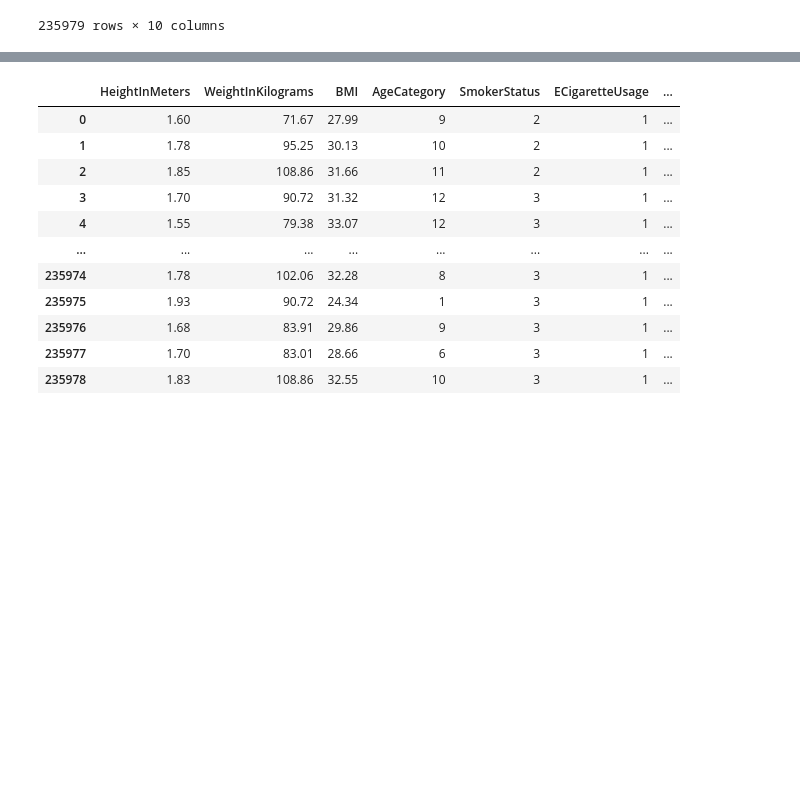
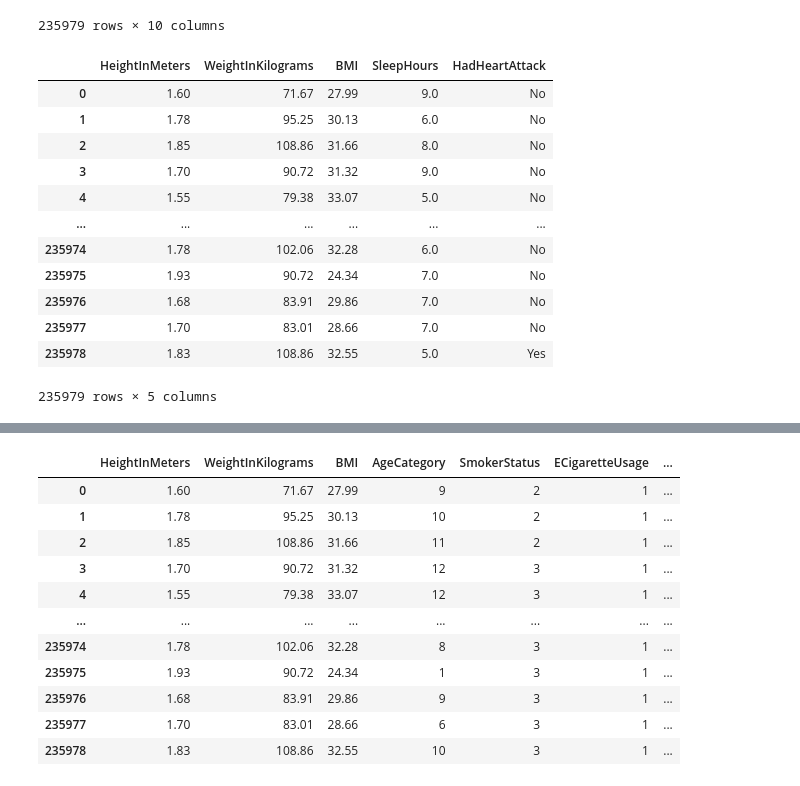
Before and after one commit to akhfadhil/streamlit-heart-attack, a Jupyter notebook: eda.ipynb, the cells around one changed output, grey strips where cells are left out. Saved outputs shown, nothing was run; the diff lists cells and outputs as text; code cells hidden in the pictures; blank space fills up the shorter version.

```diff
--- a/eda.ipynb
+++ b/eda.ipynb
@@ -213,5 +226,23 @@ bf
 | 235978 | 1.83 | 108.86 | 32.55 | Age 70 to 74 | Never smoked | Never | ... |
 235979 rows × 10 columns
 # %%
-bf = bf.sample(frac =.25)
-bf.to_csv('behavior_factor.csv')
+# bf = bf.sample(frac =.25)
+# bf.to_csv('behavior_factor.csv')
+# %%
+oh = pd.get_dummies(bf, columns = ['AgeCategory', 'SmokerStatus', 'ECigaretteUsage', 'AlcoholDrinkers', 'PhysicalActivities'])
+# %%
+oh
+# %% [output]
+|  | HeightInMeters | WeightInKilograms | BMI | SleepHours | HadHeartAttack |
+| 0 | 1.60 | 71.67 | 27.99 | 9.0 | No |
+| 1 | 1.78 | 95.25 | 30.13 | 6.0 | No |
+| 2 | 1.85 | 108.86 | 31.66 | 8.0 | No |
+| 3 | 1.70 | 90.72 | 31.32 | 9.0 | No |
+| 4 | 1.55 | 79.38 | 33.07 | 5.0 | No |
+| ... | ... | ... | ... | ... | ... |
+| 235974 | 1.78 | 102.06 | 32.28 | 6.0 | No |
+| 235975 | 1.93 | 90.72 | 24.34 | 7.0 | No |
+| 235976 | 1.68 | 83.91 | 29.86 | 7.0 | No |
+| 235977 | 1.70 | 83.01 | 28.66 | 7.0 | No |
+| 235978 | 1.83 | 108.86 | 32.55 | 5.0 | Yes |
+235979 rows × 5 columns
```
Also changed, not shown: parts of 28 cells of this notebook, 3 other files.
